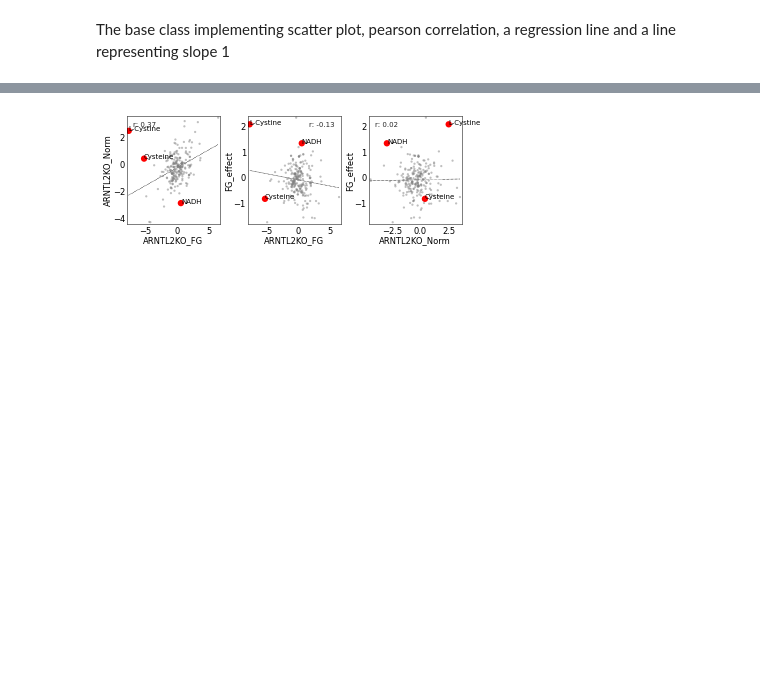
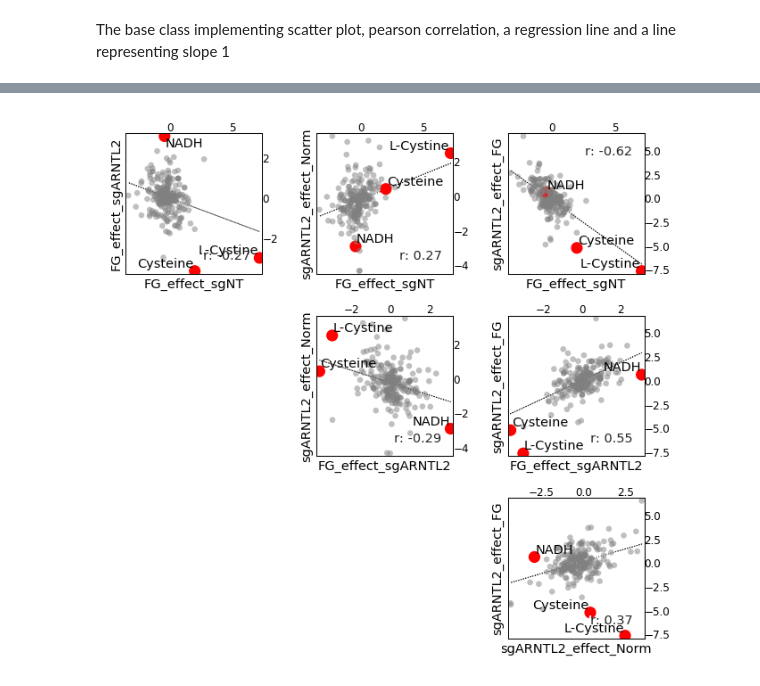
Before and after one commit to fossbert/Python_Packages, a Jupyter notebook: Dev_cbviz.ipynb, the cells around one changed output, grey strips where cells are left out. Cells and saved outputs as stored; diff of their text form; code cells hidden in the pictures; blank space fills up the shorter version.

```diff
--- a/Dev_cbviz.ipynb
+++ b/Dev_cbviz.ipynb
@@ -215,21 +185,27 @@ np.meshgrid((0, 1, 2), (0, 1, 2))
-# %%
-from itertools import combinations
-
-fig, axs = plt.subplots(ncols=3, figsize=(6, 2), gridspec_kw={'wspace':0.3})
-
-cond = all.index.isin(metabolites)
-
-for combo, ax in zip(combinations(all.columns.to_list(), 2), axs.flat):
-
-    xv = XYview(all[list(combo)], highlight=metabolites, s=np.where(cond, 40, 5), c=np.where(cond, 'r', '0.5'), alpha=np.where(cond, 1.0, 0.5))
-
-    ax.scatter(xv.x, xv.y, **xv.scatter_kw)
-    ax.add_artist(xv.reg_line)
-    ax.legend(*xv.pearson_label, **xv.pearson_label_props)
-    txts = [ax.text(*txt, fontsize='x-small') for  txt in xv.highlight]
-    ax.set_xlabel(xv.xlabel, labelpad=0.5)
-    ax.set_ylabel(xv.ylabel, labelpad=0.5)
-
-fig.savefig('./test/Test-XYview-Multi.pdf')
-# %% [output]
-[figure, removed]
+# %%
+all = all.iloc[:, [1,0,3,2]]
+# %%
+cond = all.index.isin(metabolites)
+xp = XYpairs(all, lower_tri=False)
+# %%
+plt.style.use('cviz')
+
+fig = plt.figure(figsize=(5, 5))
+
+gs = xp.add_gridspec(hspace=0.3, wspace=0.4)
+
+pairs = xp.get_pairs(highlight=metabolites, s=np.where(cond, 40, 10), c=np.where(cond, 'r', '0.5'), alpha=np.where(cond, 1, 0.5))
+for pair in pairs:
+    ax = fig.add_subplot(gs[pair.position])
+    ax.tick_params(labelsize='xx-small', pad=0)
+    xv = pair.XYview
+    ax.scatter(xv.x, xv.y, **xv.scatter_kw)
+    xv.add_reg_line()
+    xv.label_dots(adjust=True, fontsize='x-small')
+    if pair.combo == ['FG_effect_sgNT', 'sgARNTL2_effect_FG']:
+        xv.add_correlation(loc=1)
+    else:
+        xv.add_correlation(loc=4)
+    xv.label_xy(fontsize='x-small', outer=True)
+# %% [output]
+[figure, added]
```
Also changed, not shown: parts of 21 cells of this notebook, 3 other files.
